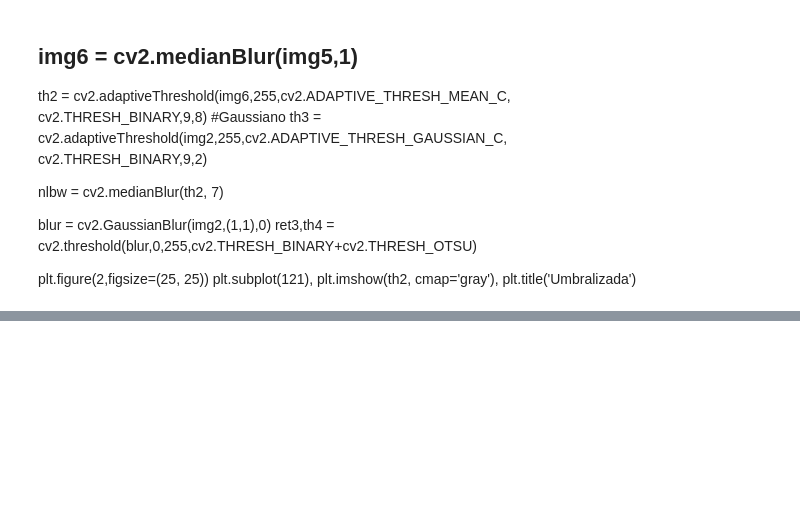
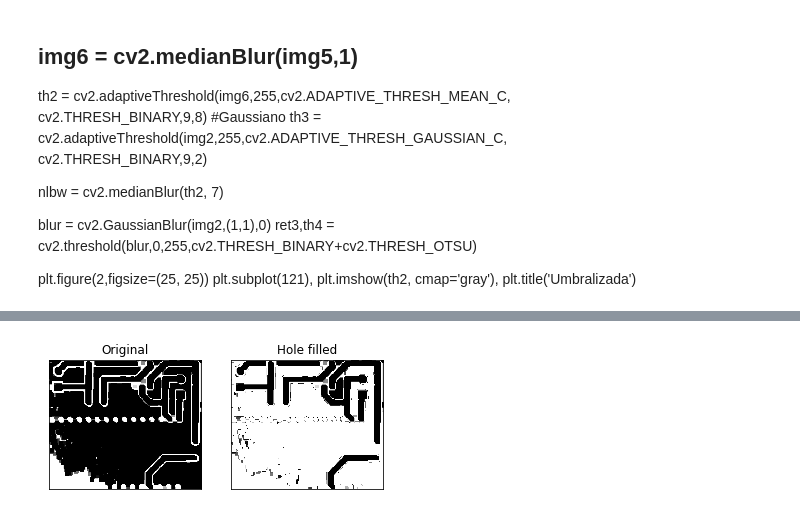
Before and after one commit to aojedao/PCBMillQualityControl, a Jupyter notebook: NotebookBackup.ipynb, the cells around one changed output, grey strips where cells are left out. Saved outputs shown, nothing was run; the diff lists cells and outputs as text; code cells hidden in the pictures; blank space fills up the shorter version.

```diff
--- a/NotebookBackup.ipynb
+++ b/NotebookBackup.ipynb
@@ -242,0 +353,31 @@ cropped_image.shape
+# %%
+img = close2
+ret,img_th = cv2.threshold(img,127,255,cv2.THRESH_BINARY_INV)
+
+#Boundary closing through dilation
+se = np.asarray([[1,1,1]],np.uint8)
+#img = cv2.dilate(close2,se)
+
+#Hole filling
+Ac = (255 - close2)//255
+
+X = np.zeros(close2.shape)
+X[6,10] = 1 #This pixel was identified manually as member of a hole
+X[200,100] = 1
+X[410,140] = 1
+
+B = cv2.getStructuringElement(cv2.MORPH_CROSS,(7,7))
+
+X1 = cv2.dilate(X,B)*Ac
+while(np.sum(X1) != np.sum(X)):
+    X = X1
+    X1 = cv2.dilate(X,B)*Ac
+
+#Plot
+plt.figure(1)
+plt.subplot(121),plt.title('Original'),plt.imshow(img,cmap='gray'),plt.xticks([]),plt.yticks([])
+plt.subplot(122),plt.title('Hole filled'),plt.imshow(X1*255+img,cmap='gray'),plt.xticks([]),plt.yticks([])
+plt.show()
+# print(img[6,10])
+# %% [output]
+[figure, added]
```
Also changed, not shown: parts of 4 cells of this notebook, 8 other files.
